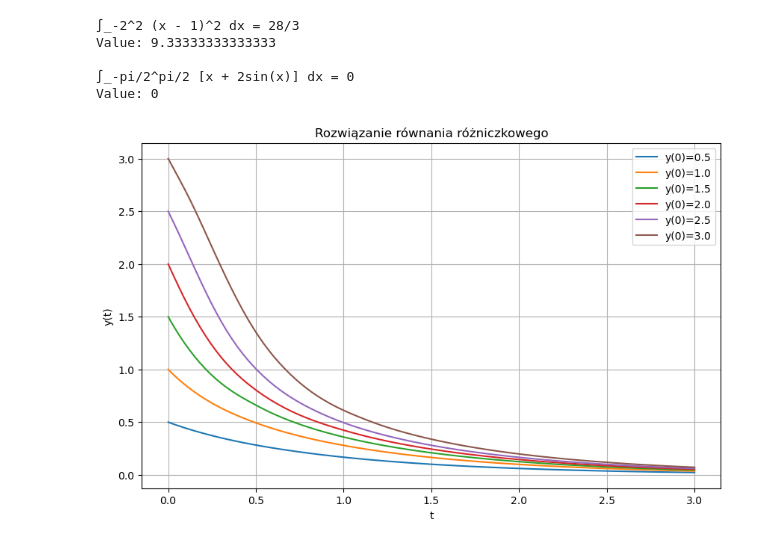
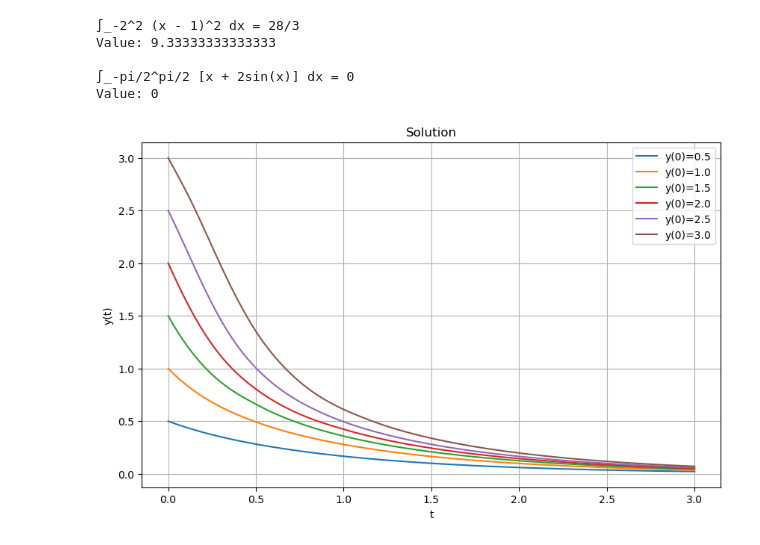
Before and after one commit to Szymon-Stasiak/numericMethods, a Jupyter notebook: Basics.ipynb, the cells around one changed output. Drawn from its saved outputs; the diff is of its cells as text; code cells hidden in the pictures.

```diff
--- a/Basics.ipynb
+++ b/Basics.ipynb
@@ -778,24 +773,24 @@ Value: 0
 # %%
 import numpy as np
 from scipy.integrate import solve_ivp
 import matplotlib.pyplot as plt
 
 def equation(t, y):
     return -(1 + np.sin(y)**2) * y
 
 t_span = (0, 3)
 y0_values = [0.5, 1.0, 1.5, 2.0, 2.5, 3.0]
 
 plt.figure(figsize=(10, 6))
 for y0 in y0_values:
     sol = solve_ivp(equation, t_span, [y0], t_eval=np.linspace(0, 3, 100))
     plt.plot(sol.t, sol.y[0], label=f'y(0)={y0}')
 
 plt.xlabel('t')
 plt.ylabel('y(t)')
-plt.title('Rozwiązanie równania różniczkowego')
+plt.title('Solution')
 plt.legend()
 plt.grid()
 plt.show()
 # %% [output]
-[figure, old version]
+[figure, new version]
```
Also changed, not shown: parts of 11 cells of this notebook.
